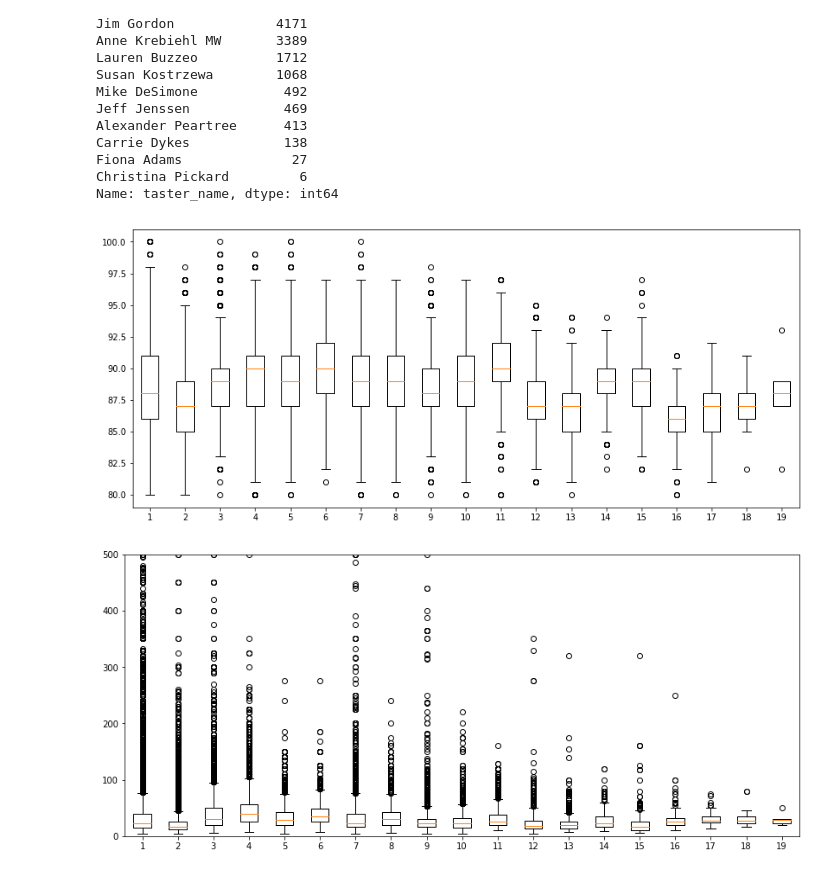
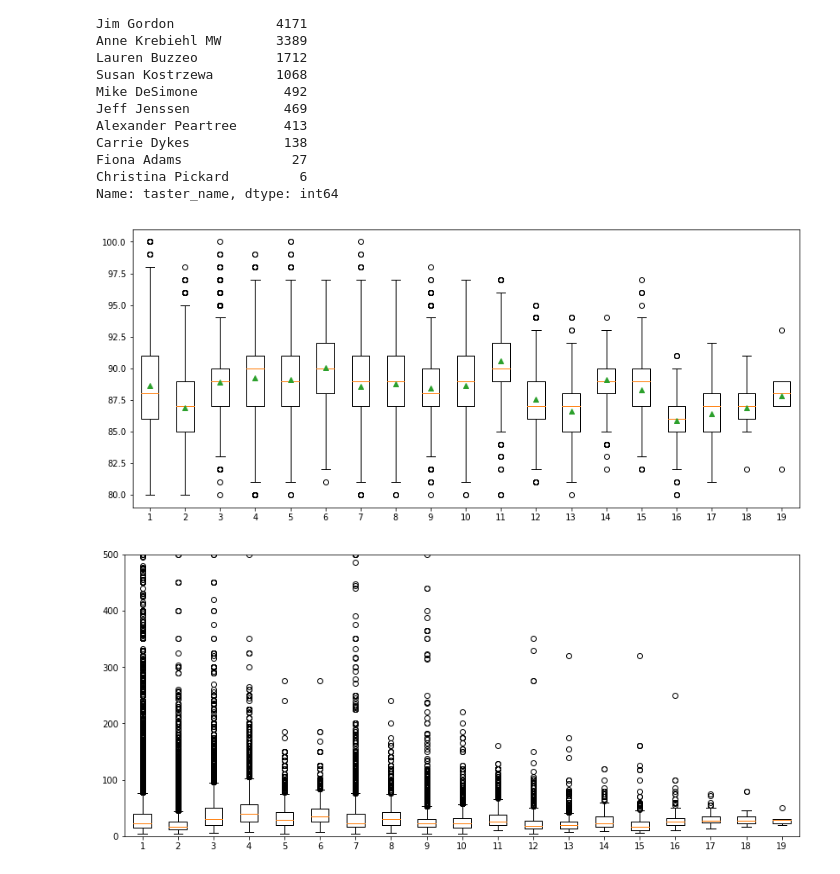
Before and after one commit to renatonico/Pygeons, a Jupyter notebook: notebooks/angel.ipynb, the cells around one changed output. Drawn from its saved outputs; the diff is of its cells as text; code cells hidden in the pictures.

Commit message:
Modified Boxplots and Rrice v Points

```diff
--- a/notebooks/angel.ipynb
+++ b/notebooks/angel.ipynb
@@ -367,12 +377,12 @@ CP = clean_data.loc[clean_data['taster_name']=='Christina Pickard',['points','pr
 # %%
 plt.figure(figsize=(14,6))
 plt.boxplot([RV.points,MS.points,KO.points,VB.points,PG.points,MK.points,JC.points,SP.points,AL.points,
-            JG.points,AK.points,LB.points,SK.points,MD.points,JJ.points,AP.points,CD.points,FA.points,CP.points])
+            JG.points,AK.points,LB.points,SK.points,MD.points,JJ.points,AP.points,CD.points,FA.points,CP.points],showmeans=True)
 
 
 plt.show()
 # %% [output]
-[figure, old version]
+[figure, new version]
 # %%
 plt.figure(figsize=(14,6))
 plt.boxplot([RV.price,MS.price,KO.price,VB.price,PG.price,MK.price,JC.price,SP.price,AL.price,
```
Also changed, not shown: parts of 16 cells of this notebook.
